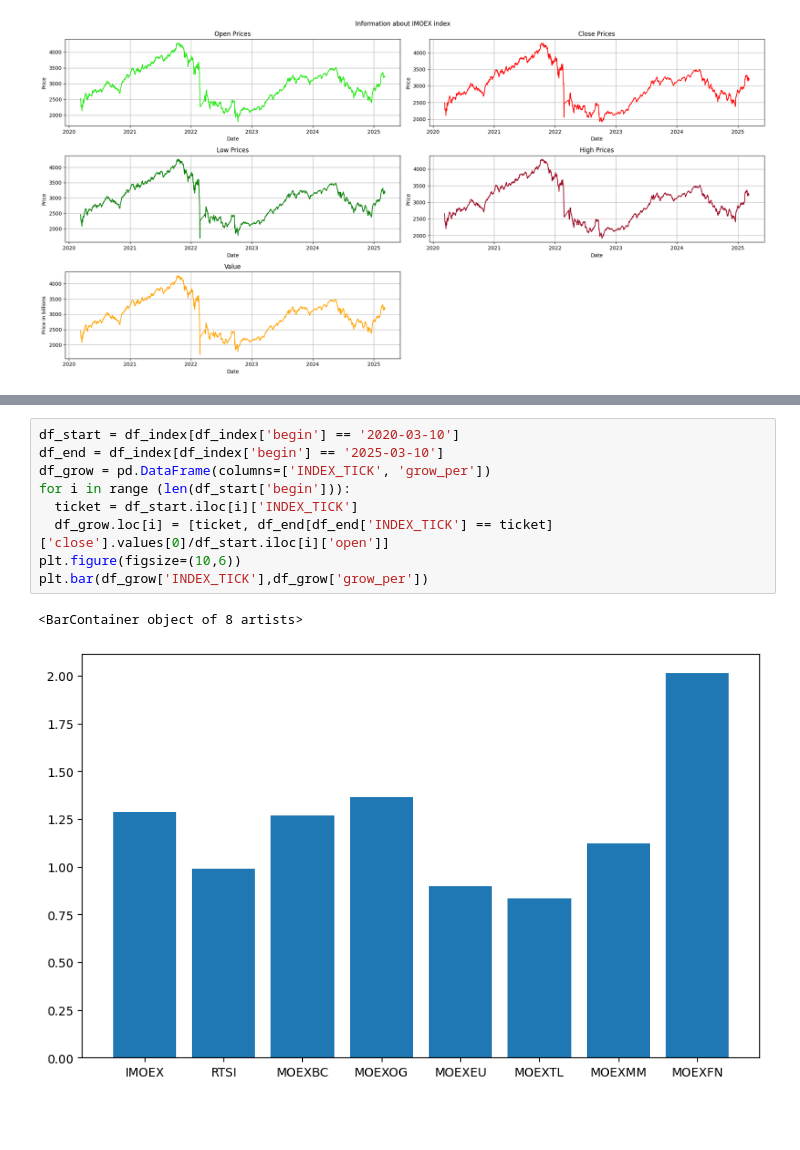
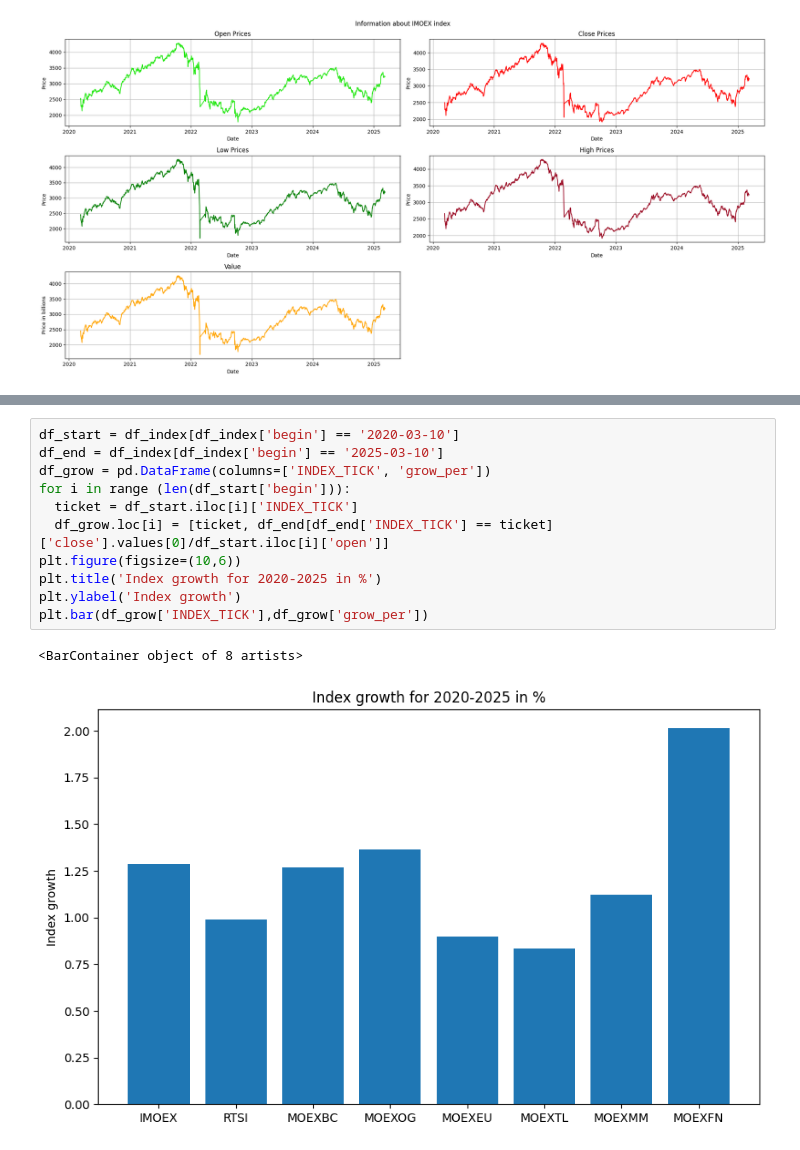
Before and after one commit to Data-Wrangling-and-Visualisation/Visualizing-Russian-Stock-Market, a Jupyter notebook: Index_eda.ipynb, the cells around one changed output, grey strips where cells are left out. Cells and saved outputs as stored; diff of their text form; blank space fills up the shorter version.

```diff
--- a/Index_eda.ipynb
+++ b/Index_eda.ipynb
@@ -119,12 +127,14 @@ plt.bar(df_max['INDEX_TICK'], df_max['value'])
 # %%
 df_start = df_index[df_index['begin'] == '2020-03-10']
 df_end = df_index[df_index['begin'] == '2025-03-10']
 df_grow = pd.DataFrame(columns=['INDEX_TICK', 'grow_per'])
 for i in range (len(df_start['begin'])):
   ticket = df_start.iloc[i]['INDEX_TICK']
   df_grow.loc[i] = [ticket, df_end[df_end['INDEX_TICK'] == ticket]['close'].values[0]/df_start.iloc[i]['open']]
 plt.figure(figsize=(10,6))
+plt.title('Index growth for 2020-2025 in %')
+plt.ylabel('Index growth')
 plt.bar(df_grow['INDEX_TICK'],df_grow['grow_per'])
 # %% [output]
 <BarContainer object of 8 artists>
-[figure, old version]
+[figure, new version]
```
Also changed, not shown: parts of 3 cells of this notebook.
